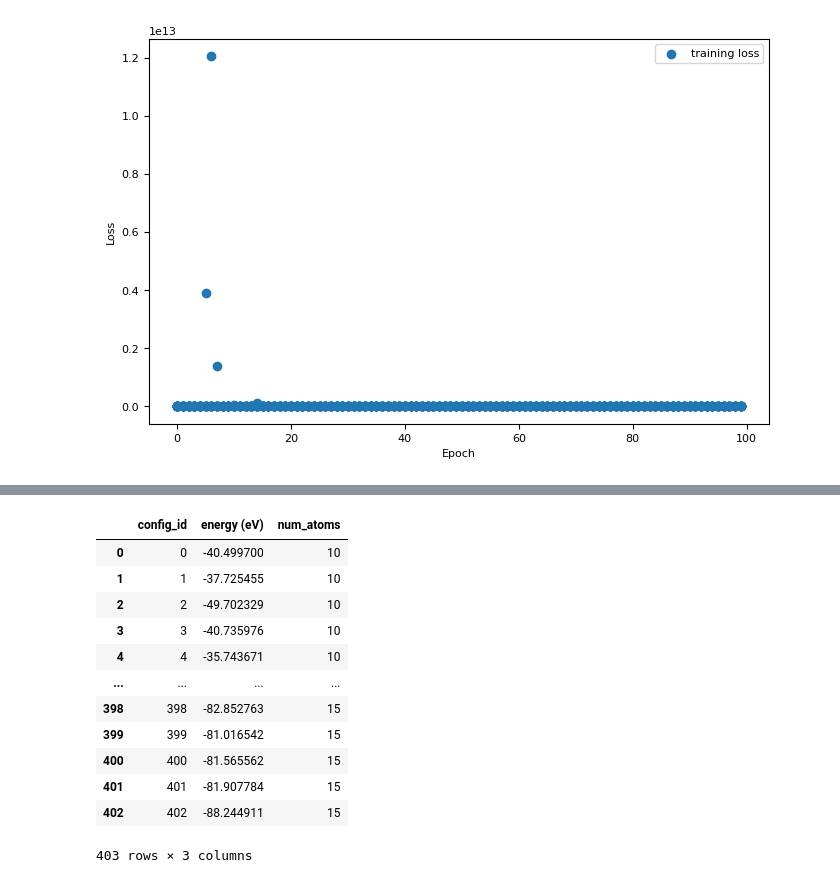
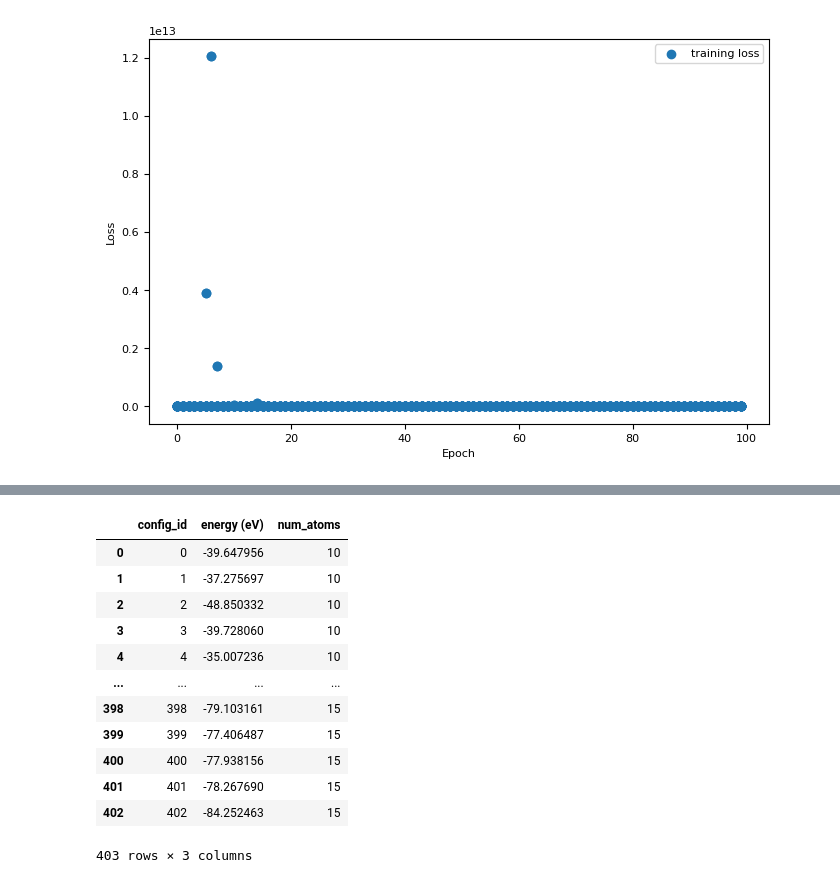
Before and after one commit to ShannonNCM/research_files, a Jupyter notebook: new_model/training_notebook.ipynb, the cells around one changed output, grey strips where cells are left out. Saved outputs shown, nothing was run; the diff lists cells and outputs as text; code cells hidden in the pictures.

```diff
--- a/new_model/training_notebook.ipynb
+++ b/new_model/training_notebook.ipynb
@@ -115,7 +115,7 @@ from ase.io import read
 from mace.calculators import MACECalculator
 
 #loading the model
-calculator = MACECalculator(model_paths='model01.model', device='cpu')
+calculator = MACECalculator(model_paths='model01.model', device='cuda')
 #read the configurations from where we want to calculate
 ### I set here the training data, but we could also calculate it on different data to see how it actually performs on new data
 configs = read('test_01.xyz', ':')
@@ -145,17 +145,17 @@ df
 Using head Default out of ['Default']
 No dtype selected, switching to float64 to match model dtype.
 |  | config_id | energy (eV) | num_atoms |
-| 0 | 0 | -40.499700 | 10 |
-| 1 | 1 | -37.725455 | 10 |
-| 2 | 2 | -49.702329 | 10 |
-| 3 | 3 | -40.735976 | 10 |
-| 4 | 4 | -35.743671 | 10 |
+| 0 | 0 | -39.647956 | 10 |
+| 1 | 1 | -37.275697 | 10 |
+| 2 | 2 | -48.850332 | 10 |
+| 3 | 3 | -39.728060 | 10 |
+| 4 | 4 | -35.007236 | 10 |
 | ... | ... | ... | ... |
-| 398 | 398 | -82.852763 | 15 |
-| 399 | 399 | -81.016542 | 15 |
-| 400 | 400 | -81.565562 | 15 |
-| 401 | 401 | -81.907784 | 15 |
-| 402 | 402 | -88.244911 | 15 |
+| 398 | 398 | -79.103161 | 15 |
+| 399 | 399 | -77.406487 | 15 |
+| 400 | 400 | -77.938156 | 15 |
+| 401 | 401 | -78.267690 | 15 |
+| 402 | 402 | -84.252463 | 15 |
 403 rows × 3 columns
 # %%
 !git status
```
Also changed, not shown: parts of 5 cells of this notebook.
